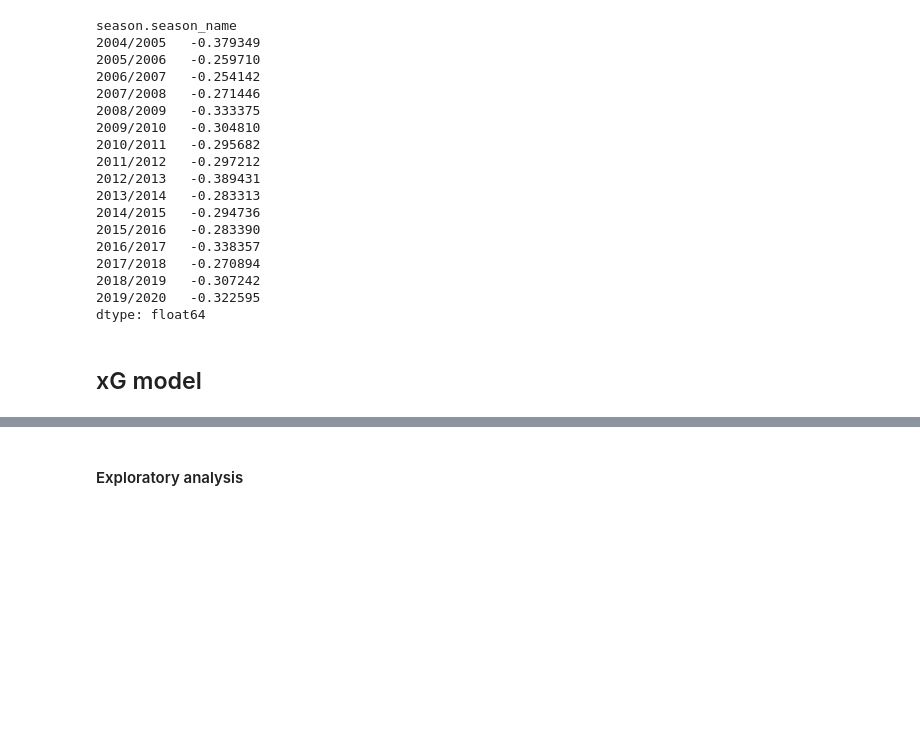
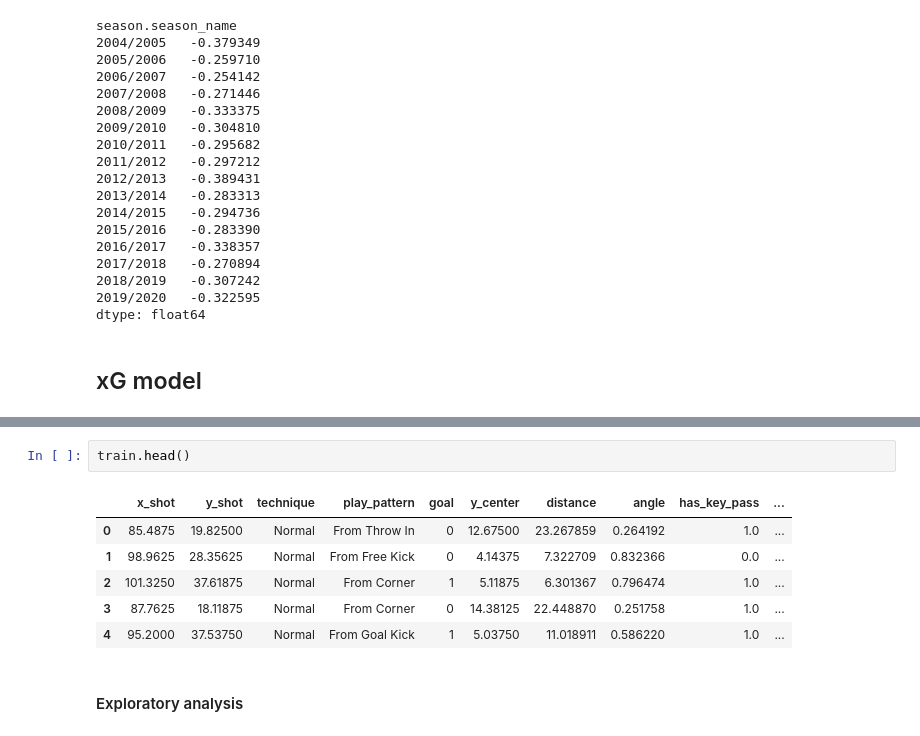
Before and after one commit to MatteoFelici/football, a Jupyter notebook: xg-model/StatsBomb.ipynb, the cells around one changed output, grey strips where cells are left out. Cells and saved outputs as stored; diff of their text form; blank space fills up the shorter version.

```diff
--- a/xg-model/StatsBomb.ipynb
+++ b/xg-model/StatsBomb.ipynb
@@ -371,3 +333,12 @@ df.head()
+# %%
+train.head()
+# %% [output]
+|  | x_shot | y_shot | technique | play_pattern | goal | y_center | distance | angle | has_key_pass | ... |
+| 0 | 85.4875 | 19.82500 | Normal | From Throw In | 0 | 12.67500 | 23.267859 | 0.264192 | 1.0 | ... |
+| 1 | 98.9625 | 28.35625 | Normal | From Free Kick | 0 | 4.14375 | 7.322709 | 0.832366 | 0.0 | ... |
+| 2 | 101.3250 | 37.61875 | Normal | From Corner | 1 | 5.11875 | 6.301367 | 0.796474 | 1.0 | ... |
+| 3 | 87.7625 | 18.11875 | Normal | From Corner | 0 | 14.38125 | 22.448870 | 0.251758 | 1.0 | ... |
+| 4 | 95.2000 | 37.53750 | Normal | From Goal Kick | 1 | 5.03750 | 11.018911 | 0.586220 | 1.0 | ... |
 # %% [markdown]
 #### Exploratory analysis
 # %%
```
Also changed, not shown: parts of 29 cells of this notebook.
